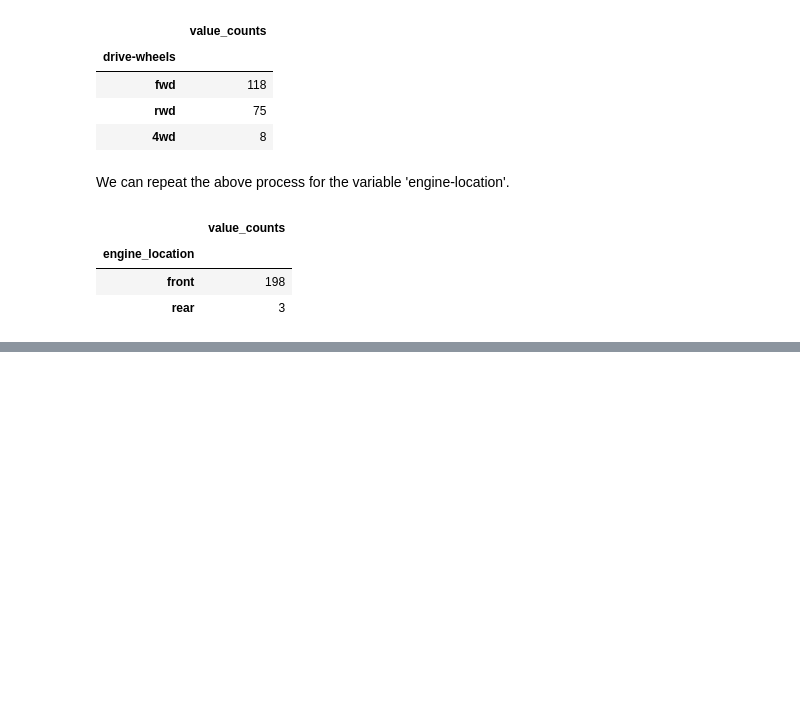
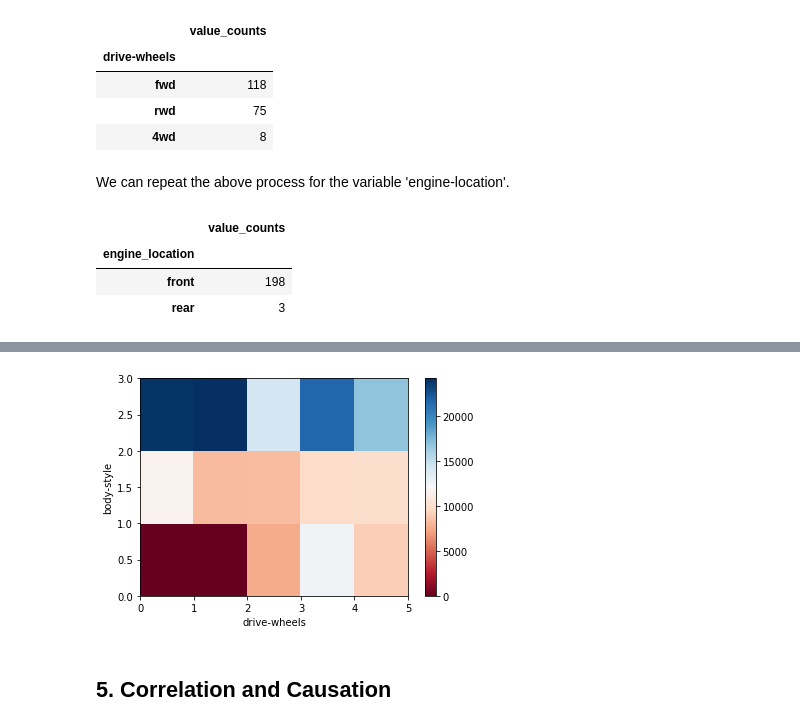
Before and after one commit to jerinSabrina/data_analysis_with_python, a Jupyter notebook: 3. Exploratory data analysis.ipynb, the cells around one changed output, grey strips where cells are left out. Drawn from its saved outputs; the diff is of its cells as text; code cells hidden in the pictures; blank space fills up the shorter version.

Commit message:
updated exploratory by groupby method and ANOVA

```diff
--- a/3. Exploratory data analysis.ipynb
+++ b/3. Exploratory data analysis.ipynb
@@ -225,0 +245,4 @@ count_engine
+# %%
+df_group = df[['drive-wheels', 'body-style' ,'price']]
+df_group_one = df_group.groupby(['drive-wheels', 'body-style'], as_index = False,).mean()
+df_group_one
@@ -225,0 +268,3 @@ count_engine
+# %%
+df_pivot = df_group_one.pivot(index= 'drive-wheels', columns='body-style')
+df_pivot
@@ -225,0 +298,3 @@ count_engine
+# %%
+df_pivot= df_pivot.fillna(0) #fill missing values with 0
+df_pivot
@@ -225,0 +308,8 @@ count_engine
+# %%
+plt.pcolor(df_pivot, cmap='RdBu')
+plt.colorbar()
+plt.xlabel("drive-wheels")
+plt.ylabel("body-style")
+plt.show()
+# %% [output]
+[figure, added]
@@ -225,0 +337,2 @@ count_engine
+# %% [markdown]
+# <h2 id="correlation_causation">5. Correlation and Causation</h2>
```
Also changed, not shown: parts of 31 cells of this notebook.
